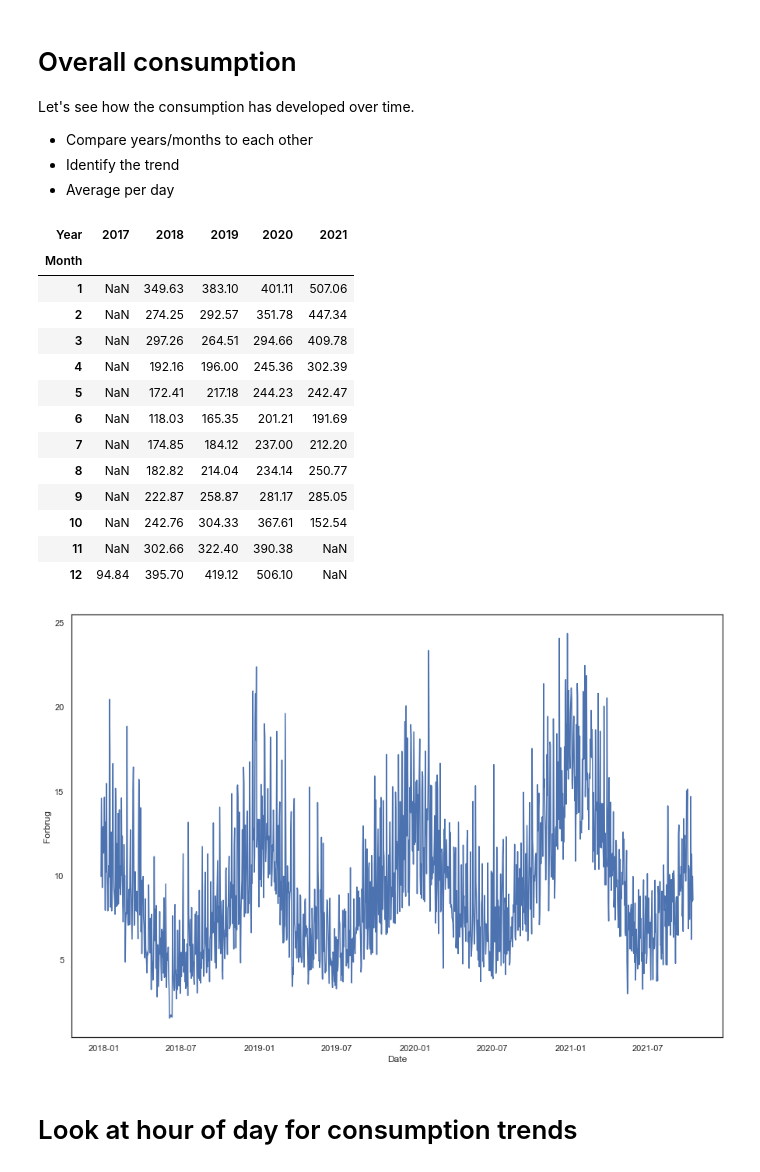
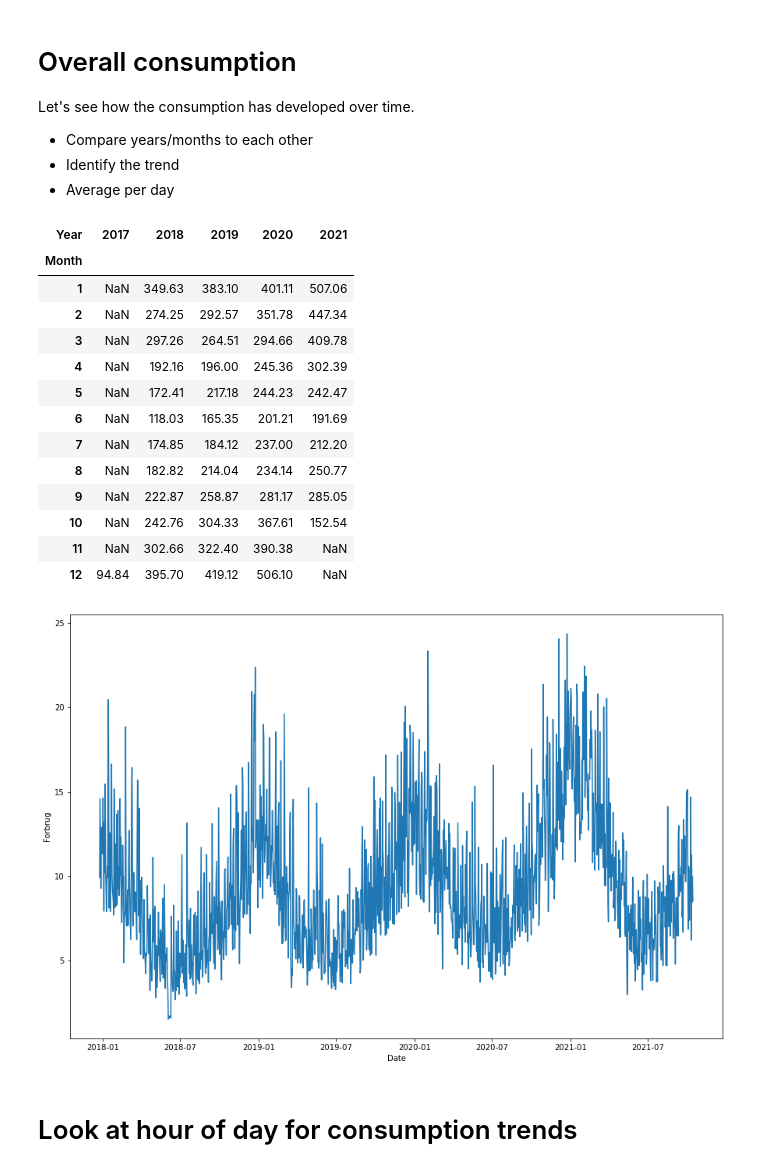
Before and after one commit to jriisj/UtilitiesConsumptionADE, a Jupyter notebook: src/index.ipynb, the cells around one changed output. Saved outputs shown, nothing was run; the diff lists cells and outputs as text; code cells hidden in the pictures.

```diff
--- a/src/index.ipynb
+++ b/src/index.ipynb
@@ -67,32 +68,32 @@ Let's see how the consumption has developed over time.
 # %%
 #Start with aggregating the data to day-level
 test = pd.unique(consumption['Date'])
 
 dayconsumption = consumption.groupby('Date').agg({'Forbrug':'sum'})
 
 #let's plot that graph and see how bad it looks
 #dayconsumption.plot()
-#f, ax = plt.subplots(figsize=(15, 10))
+f, ax = plt.subplots(figsize=(15, 10))
 sns.lineplot(x='Date', y='Forbrug', data=dayconsumption, ax=ax)
 
 monthconsumption = pd.pivot_table(consumption,values='Forbrug',index=['Month'],columns='Year',aggfunc=np.sum)
-#monthconsumption
+monthconsumption
 # %% [output]
 | Year | 2017 | 2018 | 2019 | 2020 | 2021 |
 | Month |  |  |  |  |  |
 | 1 | NaN | 349.63 | 383.10 | 401.11 | 507.06 |
 | 2 | NaN | 274.25 | 292.57 | 351.78 | 447.34 |
 | 3 | NaN | 297.26 | 264.51 | 294.66 | 409.78 |
 | 4 | NaN | 192.16 | 196.00 | 245.36 | 302.39 |
 | 5 | NaN | 172.41 | 217.18 | 244.23 | 242.47 |
 | 6 | NaN | 118.03 | 165.35 | 201.21 | 191.69 |
 | 7 | NaN | 174.85 | 184.12 | 237.00 | 212.20 |
 | 8 | NaN | 182.82 | 214.04 | 234.14 | 250.77 |
 | 9 | NaN | 222.87 | 258.87 | 281.17 | 285.05 |
 | 10 | NaN | 242.76 | 304.33 | 367.61 | 152.54 |
 | 11 | NaN | 302.66 | 322.40 | 390.38 | NaN |
 | 12 | 94.84 | 395.70 | 419.12 | 506.10 | NaN |
-[figure, old version]
+[figure, new version]
 # %% [markdown]
 # Look at hour of day for consumption trends
 # %% [markdown]
```
Also changed, not shown: parts of 6 cells of this notebook.
